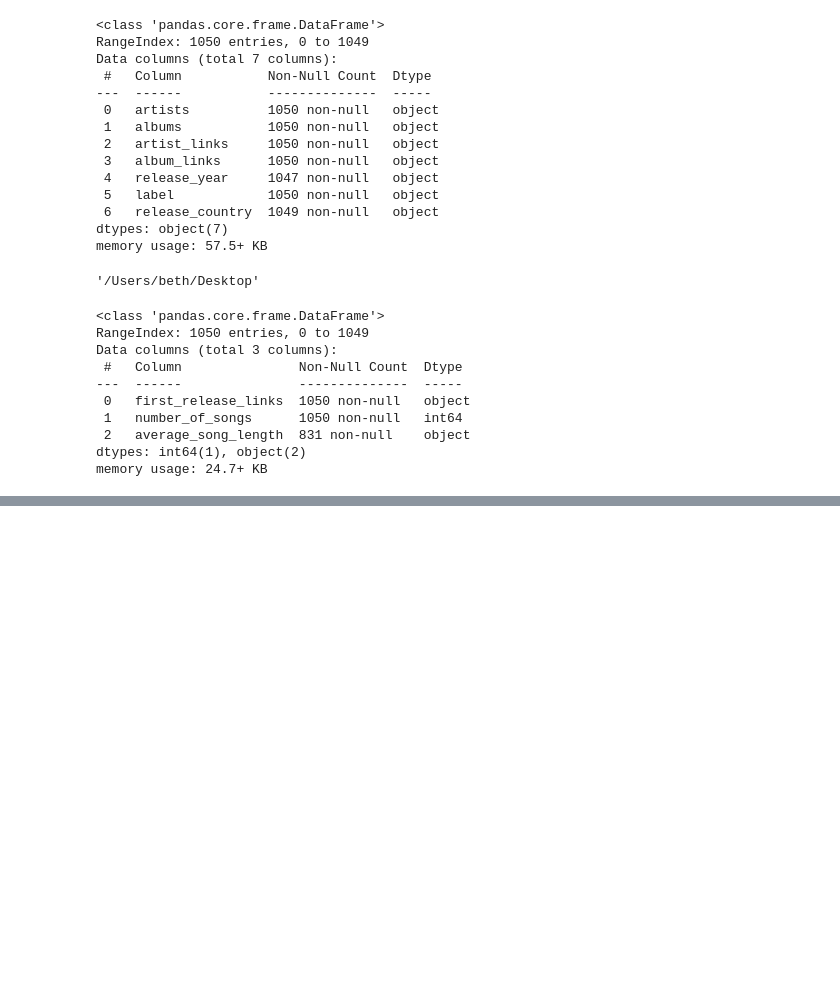
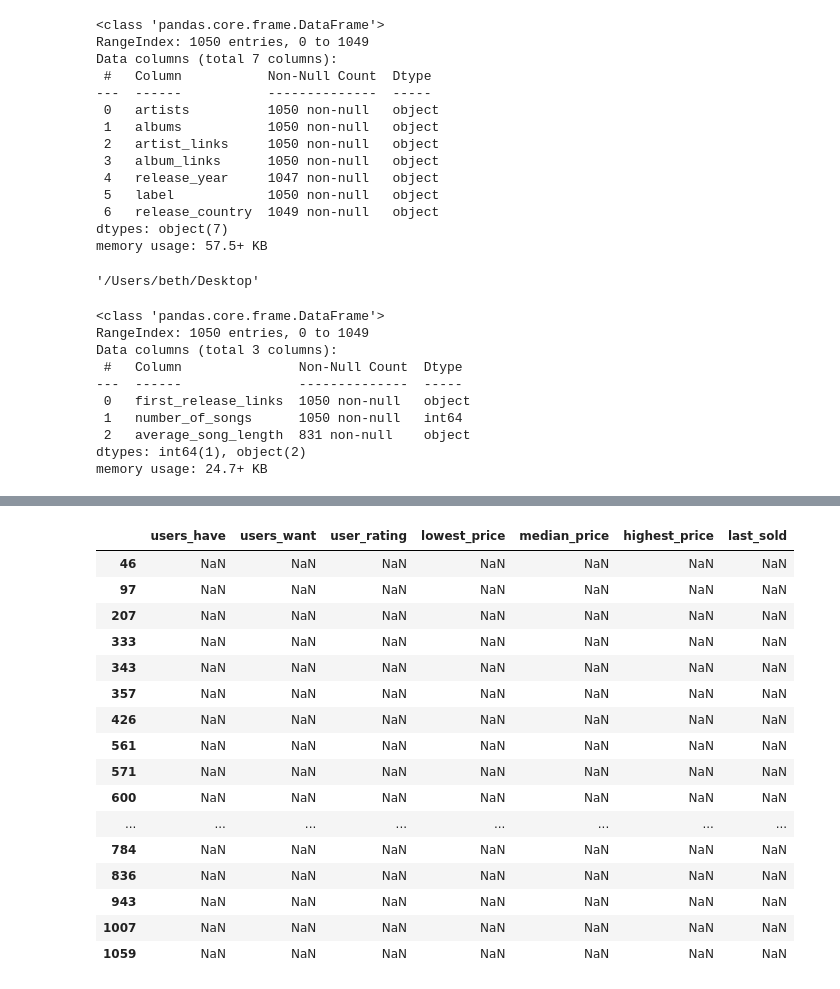
Before and after one commit to Beth526/metis_project2, a Jupyter notebook: Discogs_webscraping.ipynb, the cells around one changed output, grey strips where cells are left out. Cells and saved outputs as stored; diff of their text form; code cells hidden in the pictures; blank space fills up the shorter version.

```diff
--- a/Discogs_webscraping.ipynb
+++ b/Discogs_webscraping.ipynb
@@ -219,0 +251,3 @@ for url in top_all_collected['artist_links']:
+# %%
+with open('album_main_pages.pickle', 'rb') as read_file:
+    album_main_pages = pickle.load(read_file)
@@ -228,16 +272,17 @@ last_sold = []
 number_for_sale = []
 styles = []
 genres = []
+versions = []
 # %%
-for url in top_all_collected['first_release_links']:
+for url in album_main_pages['first_release_links']:
     #get info from the first release of an album page
     response = requests.get(url, headers = user_agent)
-    time.sleep(10+2*random.random())
+    time.sleep(5+1*random.random())
     page = response.text
     soup = BeautifulSoup(page, "lxml")
 
     #getting info for the record stats, including price
-    stats =[element for element in soup_album.find(id = "statistics").find_all('li')]
+    stats =[element for element in soup.find(id = "statistics").find_all('li')]
     try:
         users_have.append(re.search(':\n([0-9]*)',stats[0].text).group(1))
     except:
@@ -251,15 +296,15 @@ for url in top_all_collected['first_release_links']:
     except:
         user_rating.append(np.nan)
     try:
-        lowest_price.append(re.search('\$([0-9]*.[0-9]{2})',stats[5].text).group(1))
+        lowest_price.append(re.search('\$([0-9,]*.[0-9]{2})',stats[5].text).group(1))
     except:
         lowest_price.append(np.nan)
     try:
-        median_price.append(re.search('\$([0-9]*.[0-9]{2})',stats[6].text).group(1))
+        median_price.append(re.search('\$([0-9,]*.[0-9]{2})',stats[6].text).group(1))
     except:
         median_price.append(np.nan)
     try:
-        highest_price.append(re.search('\$([0-9]*.[0-9]{2})',stats[7].text).group(1))
+        highest_price.append(re.search('\$([0-9,]*.[0-9]{2})',stats[7].text).group(1))
     except:
         highest_price.append(np.nan)
     try:
@@ -267,28 +312,34 @@ for url in top_all_collected['first_release_links']:
     except:
         last_sold.append(np.nan)
 
+    #the number of versions
+    try:
+        versions.append(re.search('of ([0-9]*)\)',soup.find('h3',{'data-for':'.m_versions'}).text).group(1))
+    except:
+        versions.append(np.nan)
+
     #getting for sale info from marketplace section
     try:
-        element = soup_album.find(class_ = "marketplace_for_sale_count").find('strong').text
+        element = soup.find(class_ = "marketplace_for_sale_count").find('strong').text
         number_for_sale.append(re.search('([0-9,]*)',element).group())
     except:
         number_for_sale.append(np.nan)
 
     #find genre and styles (may be multiple, so a list)
     try:
-        for link in soup_album.find(class_="profile").find_all("a"):
-            all_styles=[]
+        all_styles=[]
+        for link in soup.find(class_="profile").find_all("a"):
             if 'style' in link.get('href'):
                 all_styles.append(link.text)
-        style.append(all_styles)
+        styles.append(all_styles)
     except:
-        style.append(np.nan)
+        styles.append(np.nan)
 
     try:
-        for link in soup_album.find(class_="profile").find_all("a"):
-            all_genres=[]
+        all_genres=[]
+        for link in soup.find(class_="profile").find_all("a"):
             if 'genre' in link.get('href'):
                 all_genres.append(link.text)
-        genre.append(all_genres)
+        genres.append(all_genres)
     except:
-        genre.append(np.nan)
+        genres.append(np.nan)
@@ -294,0 +511,2 @@ for url in top_all_collected['first_release_links']:
+# %%
+df_A = pd.DataFrame({'users_have':users_have,'users_want':users_want,'user_rating':user_rating,'lowest_price':lowest_price,'median_price':median_price,'highest_price':highest_price,'last_sold':last_sold})
@@ -294,0 +530,20 @@ for url in top_all_collected['first_release_links']:
+# %%
+df_A[df_A['users_have'].isnull()==True]
+# %% [output]
+|  | users_have | users_want | user_rating | lowest_price | median_price | highest_price | last_sold |
+| 46 | NaN | NaN | NaN | NaN | NaN | NaN | NaN |
+| 97 | NaN | NaN | NaN | NaN | NaN | NaN | NaN |
+| 207 | NaN | NaN | NaN | NaN | NaN | NaN | NaN |
+| 333 | NaN | NaN | NaN | NaN | NaN | NaN | NaN |
+| 343 | NaN | NaN | NaN | NaN | NaN | NaN | NaN |
+| 357 | NaN | NaN | NaN | NaN | NaN | NaN | NaN |
+| 426 | NaN | NaN | NaN | NaN | NaN | NaN | NaN |
+| 561 | NaN | NaN | NaN | NaN | NaN | NaN | NaN |
+| 571 | NaN | NaN | NaN | NaN | NaN | NaN | NaN |
+| 600 | NaN | NaN | NaN | NaN | NaN | NaN | NaN |
+| ... | ... | ... | ... | ... | ... | ... | ... |
+| 784 | NaN | NaN | NaN | NaN | NaN | NaN | NaN |
+| 836 | NaN | NaN | NaN | NaN | NaN | NaN | NaN |
+| 943 | NaN | NaN | NaN | NaN | NaN | NaN | NaN |
+| 1007 | NaN | NaN | NaN | NaN | NaN | NaN | NaN |
+| 1059 | NaN | NaN | NaN | NaN | NaN | NaN | NaN |
```
Also changed, not shown: parts of 57 cells of this notebook, 5 other files.
